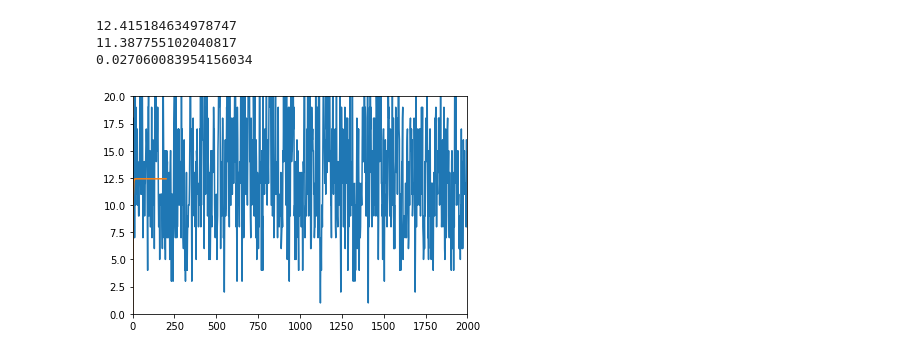
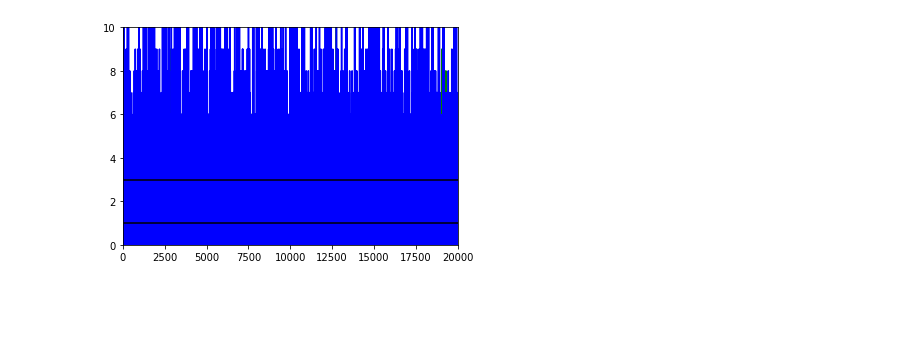
Before and after one commit to GNieddu/SISkappa, a Jupyter notebook: deterministicSolver.ipynb, the cells around one changed output. Cells and saved outputs as stored; diff of their text form; code cells hidden in the pictures; blank space fills up the shorter version.

Commit message:
SISkappa: Major revisions including reorg and bug fix. Figures included.

```diff
--- a/deterministicSolver.ipynb
+++ b/deterministicSolver.ipynb
@@ -6,6 +6,8 @@ import scipy
 from scipy.integrate import solve_ivp
 from numpy import genfromtxt
 from scipy.integrate import quad
+
+datPath = '/data/out/'
 # %%
 def SI(t,y,param):
     mu, beta, kappa, sigma, N = param
@@ -23,17 +25,17 @@ def SIS(t,y,param):
 def SIR(t,y,param):
     mu, beta, kappa, sigma, N = param
     S, I, R = y
-    dSdt = mu*N - mu*S - beta*I*(N-I) / N + kappa * (N-I)
-    dIdt = beta*I*(N-I) / N + kappa * (N-I) - mu*I - sigma*I
+    dSdt = mu*N - mu*S - beta*I*S / N - kappa * S
+    dIdt = beta*I*S / N + kappa * S - mu*I - sigma*I
     dRdt = sigma*I - mu*R
     return [dSdt,dIdt,dRdt]
 # %%
 def SEIR(t,y,param):
     mu, beta, kappa, sigma, N = param
     S, E, I, R = y
-    dSdt = mu*N - mu*S - beta*I*(N-I) / N + kappa * (N-I)
-    dEdt = beta*I*(N-I) / N + kappa * (N-I) - (1000)*E - mu*E
-    dIdt = (1000)*E - mu*I - sigma*I
+    dSdt = mu*N - mu*S - beta*I*S / N - kappa * S
+    dEdt = beta*I*S / N + kappa * S - (1/3)*E - mu*E
+    dIdt = (1/3)*E - mu*I - sigma*I
     dRdt = sigma*I - mu*R
     return [dSdt,dEdt,dIdt,dRdt]
 # %%
@@ -42,6 +44,6 @@ kappa_list = 10.0 ** (np.linspace(-7,-4,30))
 # make sample list of N values
 N_list = 10.0 ** (np.linspace(2,5,30))
 
-kappa_list = kappa_list[-5:-1]
-N_list = N_list[-5:-1]
-t_points = np.linspace(0,200,51)
+# kappa_list = kappa_list[-5:-1]
+# N_list = N_list[-5:-1]
+t_points = np.linspace(0,50000,51)
@@ -48,6 +304,4 @@ t_points = np.linspace(0,200,51)
 # %%
-projPath = '/Users/MegGarr/Documents/from_LANL/SIS_SIRk/alt_pdf/data/out/'
-
 def plotBoth(mdl_name,kappa_val,N_val):
 
     kappa = kappa_val
@@ -59,56 +313,61 @@ def plotBoth(mdl_name,kappa_val,N_val):
     N = N_val
     Nu = "%.3E" % N
     Nu = Nu.replace(".","p")
     Nu = Nu.replace("-","m")
     Nu = Nu.replace("+","")
 
     flname = mdl_name + 'k_keq_' + ku + '_Neq_' +  Nu
+    flname2 = 'SI' + 'k_keq_' + ku + '_Neq_' +  Nu
     # load the sim-data
-    simdat = genfromtxt(projPath + mdl_name + '/' + flname, delimiter=',')
-    # Organize the data and find KL div
-    inf_data = np.array(simdat[:,1])
-    mean_inf = np.mean(inf_data[-50:-1])
-    plt.plot(simdat[:,0],inf_data)
-
-
-
+    simdat = genfromtxt('.' + datPath + mdl_name + '/' + flname, delimiter=',')
+    simdat2 = genfromtxt('.' + datPath + 'SI' + '/' + flname2, delimiter=',')
 
     #
     ##
     ###
     ####
     ###
     ##
     #
 
     #
     # mu, beta, kappa, sigma, N
     param = np.array([5e-5, 0.5, kappa, 1, N])
-#     param = np.array([5e-5, 0.5, 2e-5, 1, N])
 
-    ic_util = np.array([N,0])
-
+    ic_util = np.array([N,0,0])
     tend=t_points[-1]
-    sol1 = solve_ivp(lambda t, y: SIS(t, y, param),
+    sol1 = solve_ivp(lambda t, y: SIR(t, y, param),
                      (0, tend),
                      ic_util,
                      method='RK45',
                      t_eval = t_points,
-                     atol = 1e-10,
-                     rtol = 1e-10)
+                     atol = 1e-6,
+                     rtol = 1e-6)
 
-    plt.plot(sol1.t, sol1.y[1,:])
-#     plt.plot(simdat[:,0],inf_data)
-    plt.axis([0,2000,0,20])
-    Imean_ode = sol1.y[1][-1]
-    print(Imean_ode)
-    print(mean_inf)
-    print(np.log( abs(Imean_ode - mean_inf) ))
+    ic_util = np.array([0])
+    sol2 = solve_ivp(lambda t, y: SI(t, y, param),
+                     (0, tend),
+                     ic_util,
+                     method='RK45',
+                     t_eval = t_points,
+                     atol = 1e-4,
+                     rtol = 1e-4)
+
+    plt.plot(simdat[:,0],simdat[:,1],'g-')
+    plt.plot(simdat2[:,0],simdat2[:,1],'b-')
+    plt.axhline(y=sol1.y[1][-1], color='k', linestyle='-')
+    plt.axhline(y=sol2.y[0][-1], color='k', linestyle='-')
+
+#     plt.plot(sol1.t,sol1.y[1], color='k', linestyle='-')
+#     plt.plot(sol2.t,sol2.y[0], color='b', linestyle='dashdot')
 
 
-plotBoth('SIS',kappa_list[3],N_list[3])
+
+    plt.axis([0, 20000, 0, 10])
+
+
+
+
+plotBoth('SIR',kappa_list[25],N_list[25])
 # %% [output]
-12.415184634978747
-11.387755102040817
-0.027060083954156034
-[figure, old version]
+[figure, new version]
```
Also changed, not shown: parts of 21 cells of this notebook, 28 other files.
